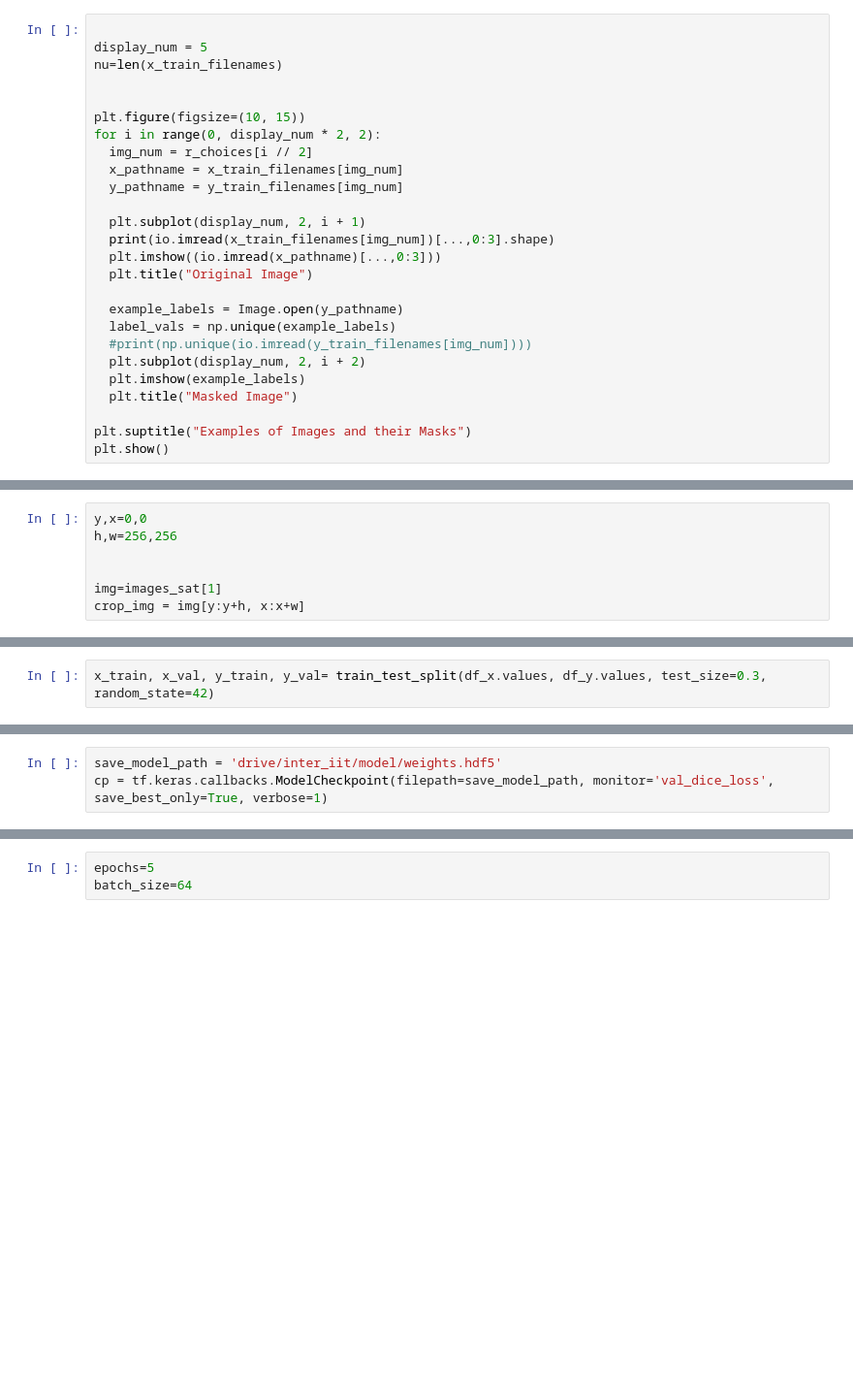
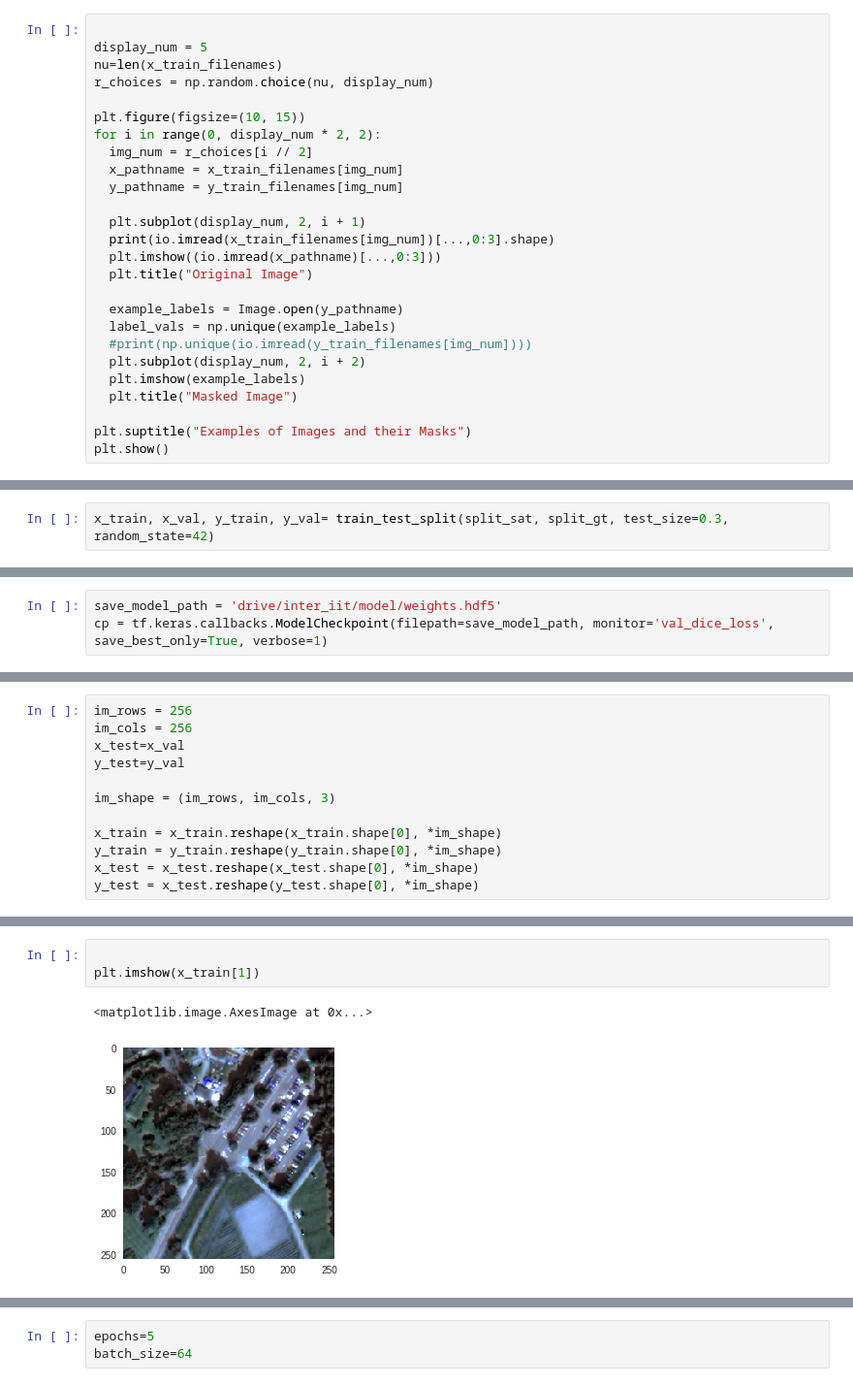
Before and after one commit to Nilanshrajput/Inter-IIT-Techmeet-Vision-Challenge, a Jupyter notebook: image_split.ipynb, the cells around one changed output, grey strips where cells are left out. Shown at 97% size. Drawn from its saved outputs; the diff is of its cells as text; blank space fills up the shorter version.

Commit message:
updated image alpit code

```diff
--- a/image_split.ipynb
+++ b/image_split.ipynb
@@ -298,7 +304,7 @@ print(len(x_train_filenames))
 
 display_num = 5
 nu=len(x_train_filenames)
-
+r_choices = np.random.choice(nu, display_num)
 
 plt.figure(figsize=(10, 15))
 for i in range(0, display_num * 2, 2):
@@ -330,10 +329,3 @@ plt.show()
-# %%
-y,x=0,0
-h,w=256,256
-
-
-img=images_sat[1]
-crop_img = img[y:y+h, x:x+w]
 # %%
 PATH="drive/inter_iit/split_data"
 img_dir = os.path.join(PATH, "sat")
@@ -586,2 +437,2 @@ with tf.Session() as sess:
 # %%
-x_train, x_val, y_train, y_val= train_test_split(df_x.values, df_y.values, test_size=0.3, random_state=42)
+x_train, x_val, y_train, y_val= train_test_split(split_sat, split_gt, test_size=0.3, random_state=42)
@@ -748,0 +606,12 @@ cp = tf.keras.callbacks.ModelCheckpoint(filepath=save_model_path, monitor='val_d
+# %%
+im_rows = 256
+im_cols = 256
+x_test=x_val
+y_test=y_val
+
+im_shape = (im_rows, im_cols, 3)
+
+x_train = x_train.reshape(x_train.shape[0], *im_shape)
+y_train = y_train.reshape(y_train.shape[0], *im_shape)
+x_test = x_test.reshape(x_test.shape[0], *im_shape)
+y_test = x_test.reshape(y_test.shape[0], *im_shape)
@@ -748,0 +623,6 @@ cp = tf.keras.callbacks.ModelCheckpoint(filepath=save_model_path, monitor='val_d
+# %%
+
+plt.imshow(x_train[1])
+# %% [output]
+<matplotlib.image.AxesImage at 0x...>
+[figure, added]
```
Also changed, not shown: parts of 45 cells of this notebook.
